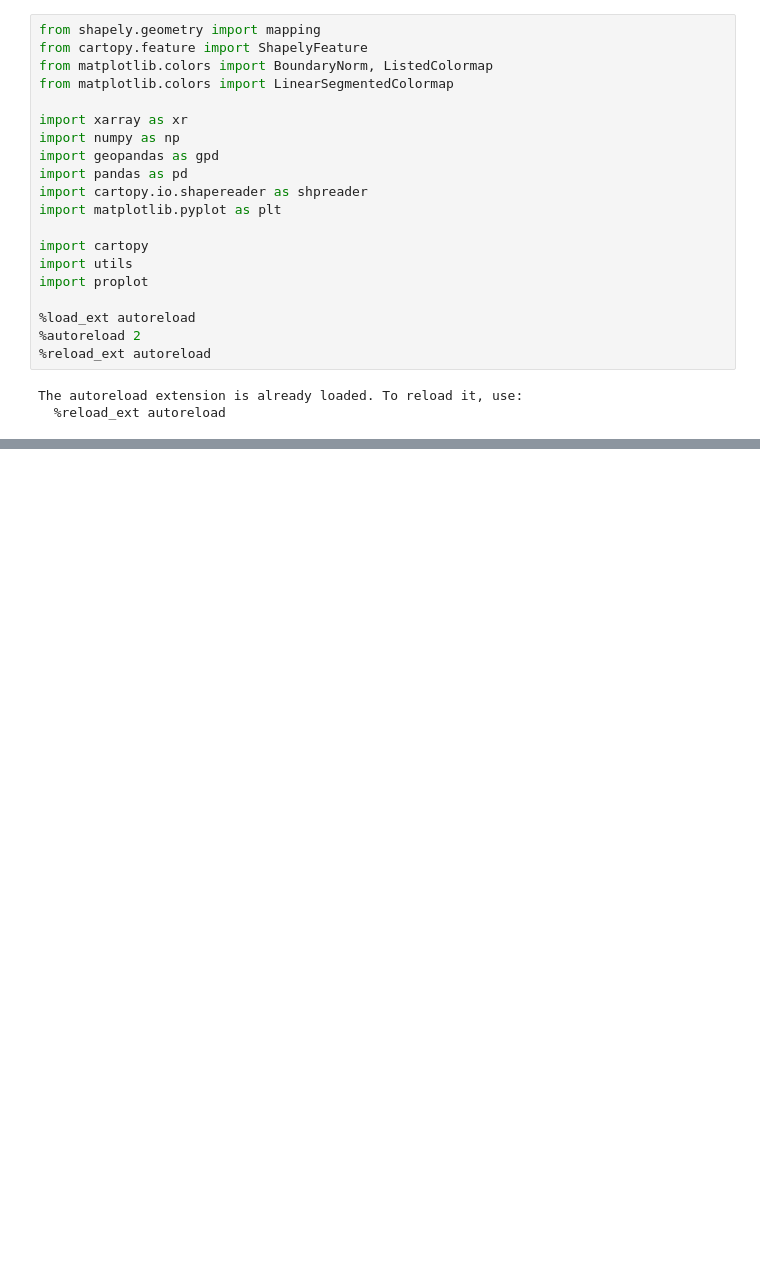
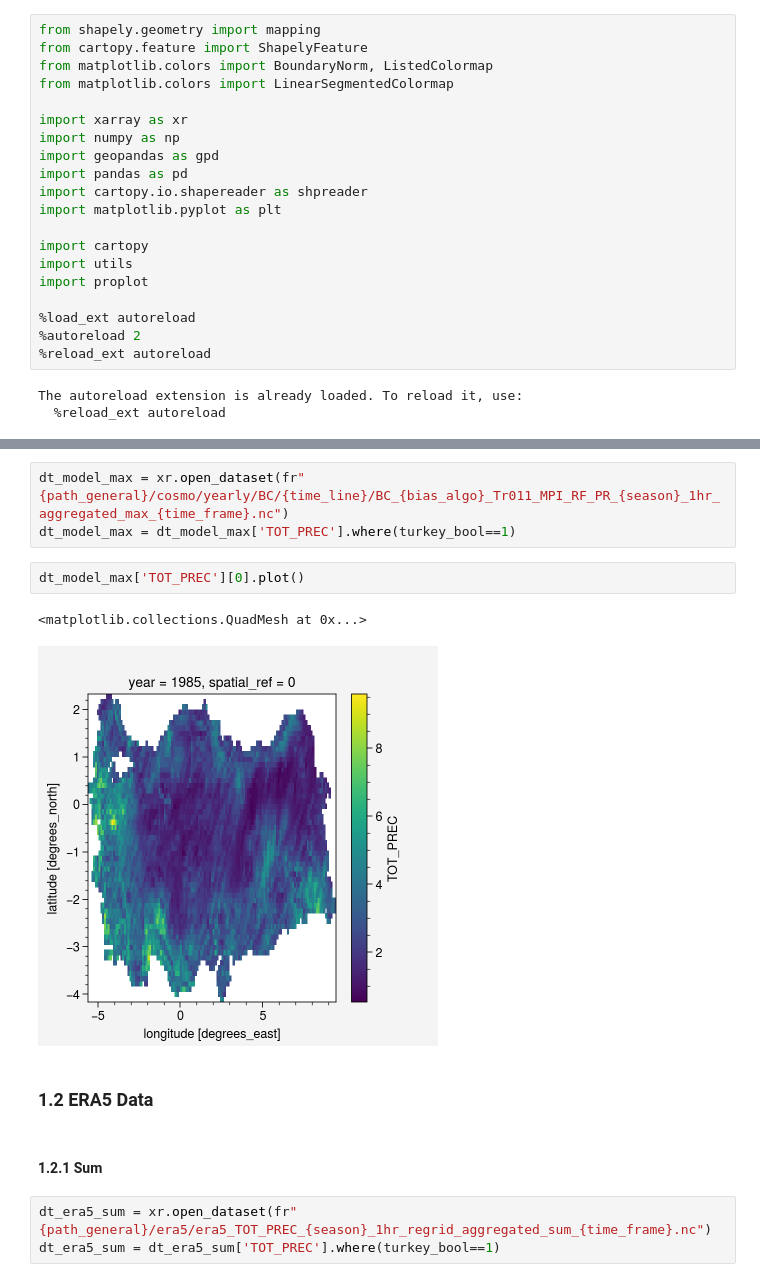
Before and after one commit to donmezkutay/msc-thesis-codes, a Jupyter notebook: BC_verification.ipynb, the cells around one changed output, grey strips where cells are left out. Cells and saved outputs as stored; diff of their text form; blank space fills up the shorter version.

```diff
--- a/BC_verification.ipynb
+++ b/BC_verification.ipynb
@@ -456,0 +61,15 @@ era5_clipped.sum(dim='time').plot(vmax=1000, vmin=0)
+# %%
+dt_model_max = xr.open_dataset(fr"{path_general}/cosmo/yearly/BC/{time_line}/BC_{bias_algo}_Tr011_MPI_RF_PR_{season}_1hr_aggregated_max_{time_frame}.nc")
+dt_model_max = dt_model_max['TOT_PREC'].where(turkey_bool==1)
+# %%
+dt_model_max['TOT_PREC'][0].plot()
+# %% [output]
+<matplotlib.collections.QuadMesh at 0x...>
+[figure, added]
+# %% [markdown]
+### 1.2 ERA5 Data
+# %% [markdown]
+#### 1.2.1 Sum
+# %%
+dt_era5_sum = xr.open_dataset(fr"{path_general}/era5/era5_TOT_PREC_{season}_1hr_regrid_aggregated_sum_{time_frame}.nc")
+dt_era5_sum = dt_era5_sum['TOT_PREC'].where(turkey_bool==1)
```
Also changed, not shown: parts of 69 cells of this notebook, 1 other file.
